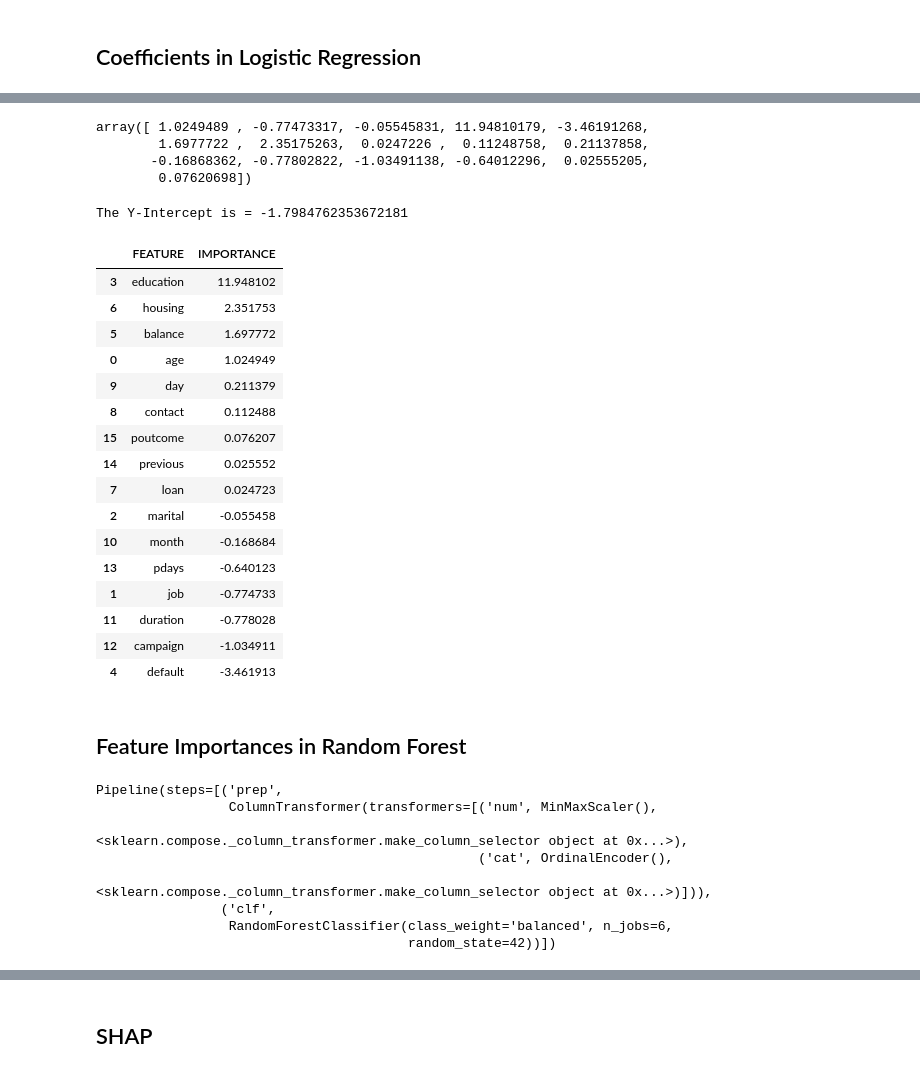
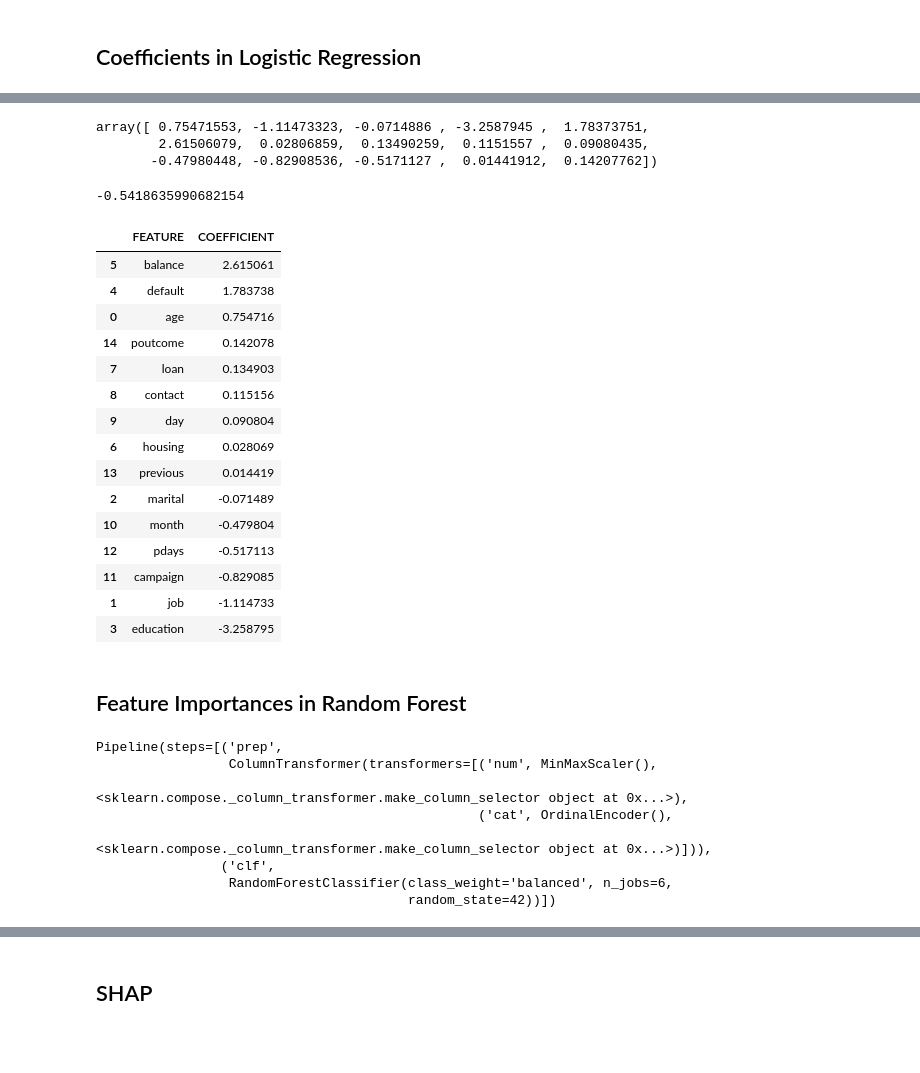
Before and after one commit to broepke/ModelExplainability, a Jupyter notebook: ModelExplainability.ipynb, the cells around one changed output, grey strips where cells are left out. Saved outputs shown, nothing was run; the diff lists cells and outputs as text; code cells hidden in the pictures; blank space fills up the shorter version.

Commit message:
Removed the column that caused bias

```diff
--- a/ModelExplainability.ipynb
+++ b/ModelExplainability.ipynb
@@ -29,6 +29,8 @@ df.head()
 | 2 | 35 | management | single | tertiary | no | 1350 | yes | no | cellular | 16 | apr | ... |
 | 3 | 30 | management | married | tertiary | no | 1476 | yes | yes | unknown | 3 | jun | ... |
 | 4 | 59 | blue-collar | married | secondary | no | 0 | yes | no | unknown | 5 | may | ... |
+# %%
+df = df.drop(["duration"], axis=1)
 # %% [markdown]
 ## Prep
 # %%
@@ -70,43 +72,41 @@ Pipeline(steps=[('prep',
 # %%
 pipeline['clf'].coef_[0]
 # %% [output]
-array([ 1.0249489 , -0.77473317, -0.05545831, 11.94810179, -3.46191268,
-        1.6977722 ,  2.35175263,  0.0247226 ,  0.11248758,  0.21137858,
-       -0.16868362, -0.77802822, -1.03491138, -0.64012296,  0.02555205,
-        0.07620698])
+array([ 0.75471553, -1.11473323, -0.0714886 , -3.2587945 ,  1.78373751,
+        2.61506079,  0.02806859,  0.13490259,  0.1151557 ,  0.09080435,
+       -0.47980448, -0.82908536, -0.5171127 ,  0.01441912,  0.14207762])
-# %%
-print(f"The Y-Intercept is = {pipeline['clf'].intercept_[0]}")
-# %% [output]
-The Y-Intercept is = -1.7984762353672181
+# %%
+pipeline['clf'].intercept_[0]
+# %% [output]
+-0.5418635990682154
 # %%
 feat_list = []
 total_importance = 0
 # Make a dataframe of Coeficients and Feature Names
 for feature in zip(X, pipeline['clf'].coef_[0]):
     feat_list.append(feature)
     total_importance += feature[1]
 
 # create DataFrame using data
-df_imp = pd.DataFrame(feat_list, columns =['FEATURE', 'IMPORTANCE']).sort_values(by='IMPORTANCE', ascending=False)
-df_imp.sort_values(by='IMPORTANCE', ascending=False)
+df_imp = pd.DataFrame(feat_list, columns =['FEATURE', 'COEFFICIENT']).sort_values(by='COEFFICIENT', ascending=False)
+df_imp.sort_values(by='COEFFICIENT', ascending=False)
 # %% [output]
-|  | FEATURE | IMPORTANCE |
-| 3 | education | 11.948102 |
-| 6 | housing | 2.351753 |
-| 5 | balance | 1.697772 |
-| 0 | age | 1.024949 |
-| 9 | day | 0.211379 |
-| 8 | contact | 0.112488 |
-| 15 | poutcome | 0.076207 |
-| 14 | previous | 0.025552 |
-| 7 | loan | 0.024723 |
-| 2 | marital | -0.055458 |
-| 10 | month | -0.168684 |
-| 13 | pdays | -0.640123 |
-| 1 | job | -0.774733 |
-| 11 | duration | -0.778028 |
-| 12 | campaign | -1.034911 |
-| 4 | default | -3.461913 |
+|  | FEATURE | COEFFICIENT |
+| 5 | balance | 2.615061 |
+| 4 | default | 1.783738 |
+| 0 | age | 0.754716 |
+| 14 | poutcome | 0.142078 |
+| 7 | loan | 0.134903 |
+| 8 | contact | 0.115156 |
+| 9 | day | 0.090804 |
+| 6 | housing | 0.028069 |
+| 13 | previous | 0.014419 |
+| 2 | marital | -0.071489 |
+| 10 | month | -0.479804 |
+| 12 | pdays | -0.517113 |
+| 11 | campaign | -0.829085 |
+| 1 | job | -1.114733 |
+| 3 | education | -3.258795 |
 # %% [markdown]
 ## Feature Importances in Random Forest
 # %%
@@ -115,17 +115,17 @@ clf = RandomForestClassifier(random_state=42, n_jobs=6, class_weight='balanced')
 
 pipeline = Pipeline([('prep',column_trans),
                         ('clf', clf)])
+
+pipeline.fit(X_train, y_train)
+# %% [output]
+Pipeline(steps=[('prep',
+                 ColumnTransformer(transformers=[('num', MinMaxScaler(),
+                                                  <sklearn.compose._column_transformer.make_column_selector object at 0x...>),
+                                                 ('cat', OrdinalEncoder(),
+                                                  <sklearn.compose._column_transformer.make_column_selector object at 0x...>)])),
+                ('clf',
+                 RandomForestClassifier(class_weight='balanced', n_jobs=6,
+                                        random_state=42))])
-# %%
-pipeline.fit(X_train, y_train)
-# %% [output]
-Pipeline(steps=[('prep',
-                 ColumnTransformer(transformers=[('num', MinMaxScaler(),
-                                                  <sklearn.compose._column_transformer.make_column_selector object at 0x...>),
-                                                 ('cat', OrdinalEncoder(),
-                                                  <sklearn.compose._column_transformer.make_column_selector object at 0x...>)])),
-                ('clf',
-                 RandomForestClassifier(class_weight='balanced', n_jobs=6,
-                                        random_state=42))])
 # %%
 pipeline['clf'].feature_importances_
 # %% [output]
```
Also changed, not shown: parts of 11 cells of this notebook, 1 other file.
